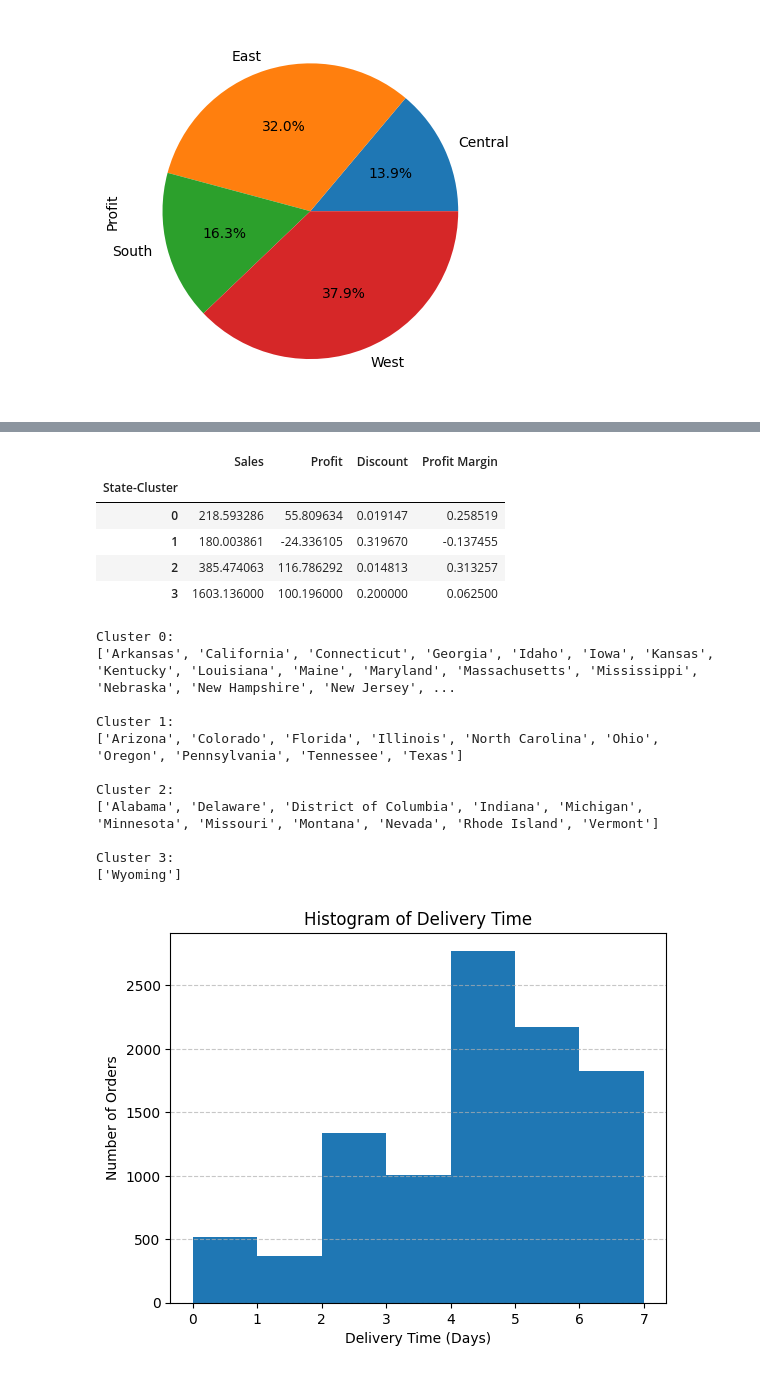
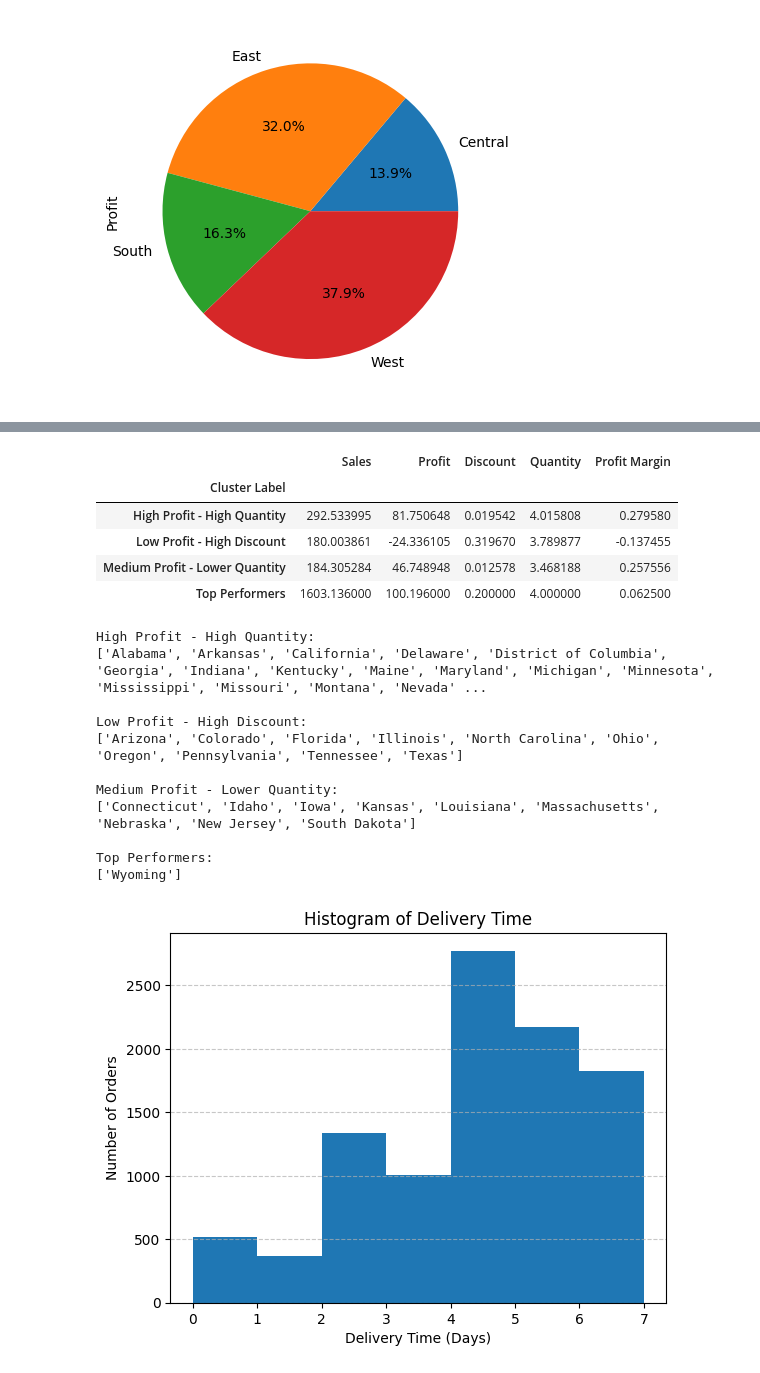
Before and after one commit to KyleNicholls19/StoreDataAnalysis, a Jupyter notebook: StoreAnalysis.ipynb, the cells around one changed output, grey strips where cells are left out. Saved outputs shown, nothing was run; the diff lists cells and outputs as text; code cells hidden in the pictures.

```diff
--- a/StoreAnalysis.ipynb
+++ b/StoreAnalysis.ipynb
@@ -214,0 +233,18 @@ df.groupby("Sub-Category")[["Sales","Profit"]].sum()
+# %%
+# Since 3 appears to be the approximate elbow point, we choose k=3
+
+# Assign each state to one of 3 clusters
+kmeans = KMeans(n_clusters=3, random_state=42)
+product_data["Product-Cluster"] = kmeans.fit_predict(scaled_data)
+
+cluster_labels = {
+    0: "Top Performers",
+    1: "Average Products",
+    2: "High Discount - Low Profit"
+}
+
+product_data["Cluster Label"] = product_data["Product-Cluster"].map(cluster_labels)
+
+sns.scatterplot(data=product_data, x="Sales", y="Profit", hue="Cluster Label", palette="Set2")
+plt.title("Product Clusters by Sales and Profit")
+plt.show()
@@ -271,7 +335,7 @@ df.groupby("Region")["Profit"].sum().plot(kind='pie', autopct='%1.1f%%')
 # %%
 
 
-state_data = df.groupby("State")[["Sales","Profit","Discount"]].mean()
+state_data = df.groupby("State")[["Sales","Profit","Discount","Quantity"]].mean()
 
 # Normalize the features
 scaler = StandardScaler()
@@ -295,7 +359,17 @@ plt.plot(range(1,10), inertia, marker='o')
 kmeans = KMeans(n_clusters=4, random_state=42)
 state_data["State-Cluster"] = kmeans.fit_predict(scaled_data)
 
-sns.scatterplot(data=state_data, x="Sales", y="Profit", hue="State-Cluster", palette="Set2")
+cluster_labels = {
+    0: "High Profit - High Quantity",
+    1: "Top Performers",
+    2: "Low Profit - High Discount",
+    3: "Medium Profit - Lower Quantity"
+
+}
+
+state_data["Cluster Label"] = state_data["State-Cluster"].map(cluster_labels)
+
+sns.scatterplot(data=state_data, x="Sales", y="Profit", hue="Cluster Label", palette="Set2")
 plt.title("State Clusters by Sales and Profit")
 plt.show()
 # %% [output]
@@ -303,29 +377,29 @@ plt.show()
 # %%
 state_data["Profit Margin"] = state_data["Profit"] / state_data["Sales"]
 
-state_data.groupby("State-Cluster")[["Sales","Profit","Discount","Profit Margin"]].mean()
+state_data.groupby("Cluster Label")[["Sales","Profit","Discount","Quantity","Profit Margin"]].mean()
 # %% [output]
-|  | Sales | Profit | Discount | Profit Margin |
-| State-Cluster |  |  |  |  |
-| 0 | 218.593286 | 55.809634 | 0.019147 | 0.258519 |
-| 1 | 180.003861 | -24.336105 | 0.319670 | -0.137455 |
-| 2 | 385.474063 | 116.786292 | 0.014813 | 0.313257 |
-| 3 | 1603.136000 | 100.196000 | 0.200000 | 0.062500 |
+|  | Sales | Profit | Discount | Quantity | Profit Margin |
+| Cluster Label |  |  |  |  |  |
+| High Profit - High Quantity | 292.533995 | 81.750648 | 0.019542 | 4.015808 | 0.279580 |
+| Low Profit - High Discount | 180.003861 | -24.336105 | 0.319670 | 3.789877 | -0.137455 |
+| Medium Profit - Lower Quantity | 184.305284 | 46.748948 | 0.012578 | 3.468188 | 0.257556 |
+| Top Performers | 1603.136000 | 100.196000 | 0.200000 | 4.000000 | 0.062500 |
 # %%
-for cluster in sorted(state_data["State-Cluster"].unique()):
-    print(f"\nCluster {cluster}:")
-    print(state_data[state_data['State-Cluster'] == cluster].index.tolist())
+for cluster in sorted(state_data["Cluster Label"].unique()):
+    print(f"\n{cluster}:")
+    print(state_data[state_data['Cluster Label'] == cluster].index.tolist())
 # %% [output]
-Cluster 0:
-['Arkansas', 'California', 'Connecticut', 'Georgia', 'Idaho', 'Iowa', 'Kansas', 'Kentucky', 'Louisiana', 'Maine', 'Maryland', 'Massachusetts', 'Mississippi', 'Nebraska', 'New Hampshire', 'New Jersey', ...
+High Profit - High Quantity:
+['Alabama', 'Arkansas', 'California', 'Delaware', 'District of Columbia', 'Georgia', 'Indiana', 'Kentucky', 'Maine', 'Maryland', 'Michigan', 'Minnesota', 'Mississippi', 'Missouri', 'Montana', 'Nevada' ...
 
-Cluster 1:
+Low Profit - High Discount:
 ['Arizona', 'Colorado', 'Florida', 'Illinois', 'North Carolina', 'Ohio', 'Oregon', 'Pennsylvania', 'Tennessee', 'Texas']
 
-Cluster 2:
-['Alabama', 'Delaware', 'District of Columbia', 'Indiana', 'Michigan', 'Minnesota', 'Missouri', 'Montana', 'Nevada', 'Rhode Island', 'Vermont']
+Medium Profit - Lower Quantity:
+['Connecticut', 'Idaho', 'Iowa', 'Kansas', 'Louisiana', 'Massachusetts', 'Nebraska', 'New Jersey', 'South Dakota']
 
-Cluster 3:
+Top Performers:
 ['Wyoming']
 # %%
 # Shipping
```
Also changed, not shown: parts of 7 cells of this notebook.
